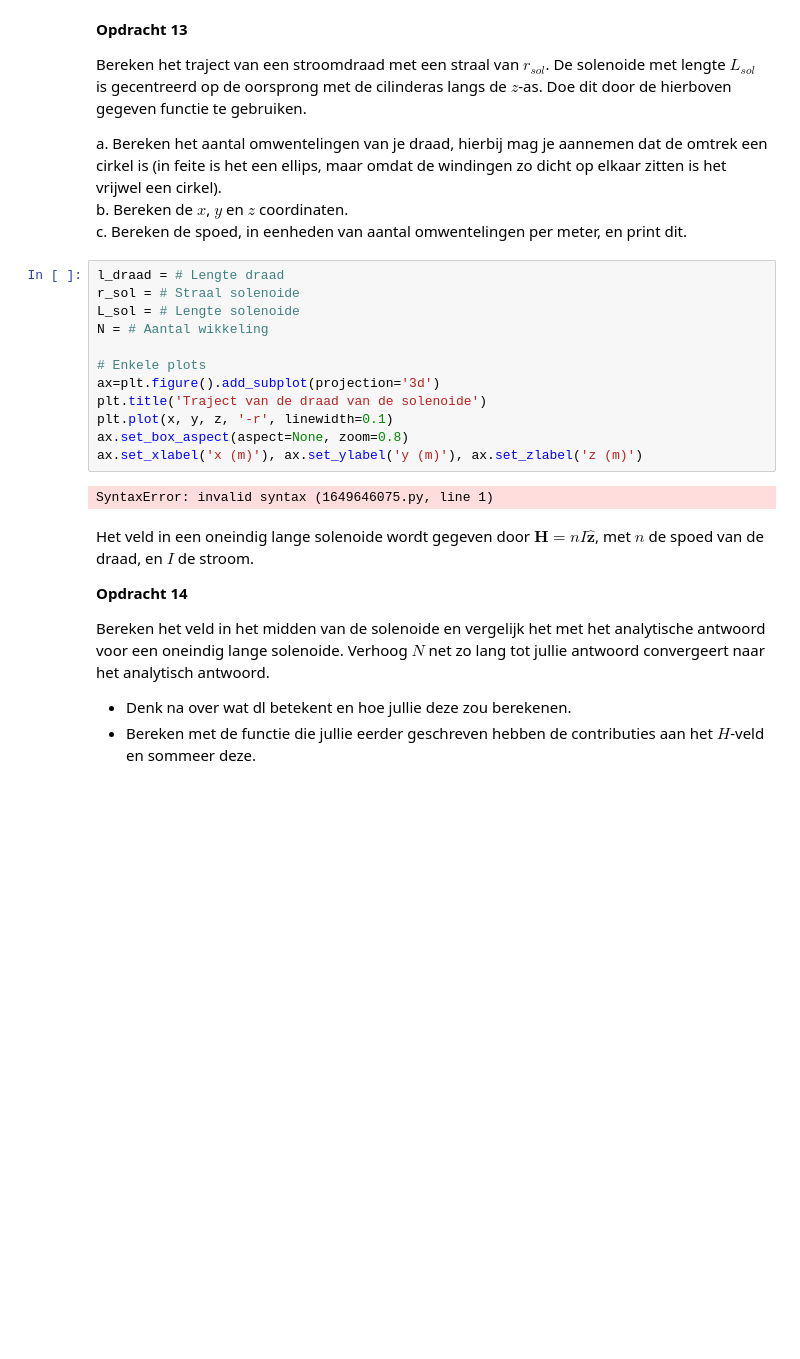
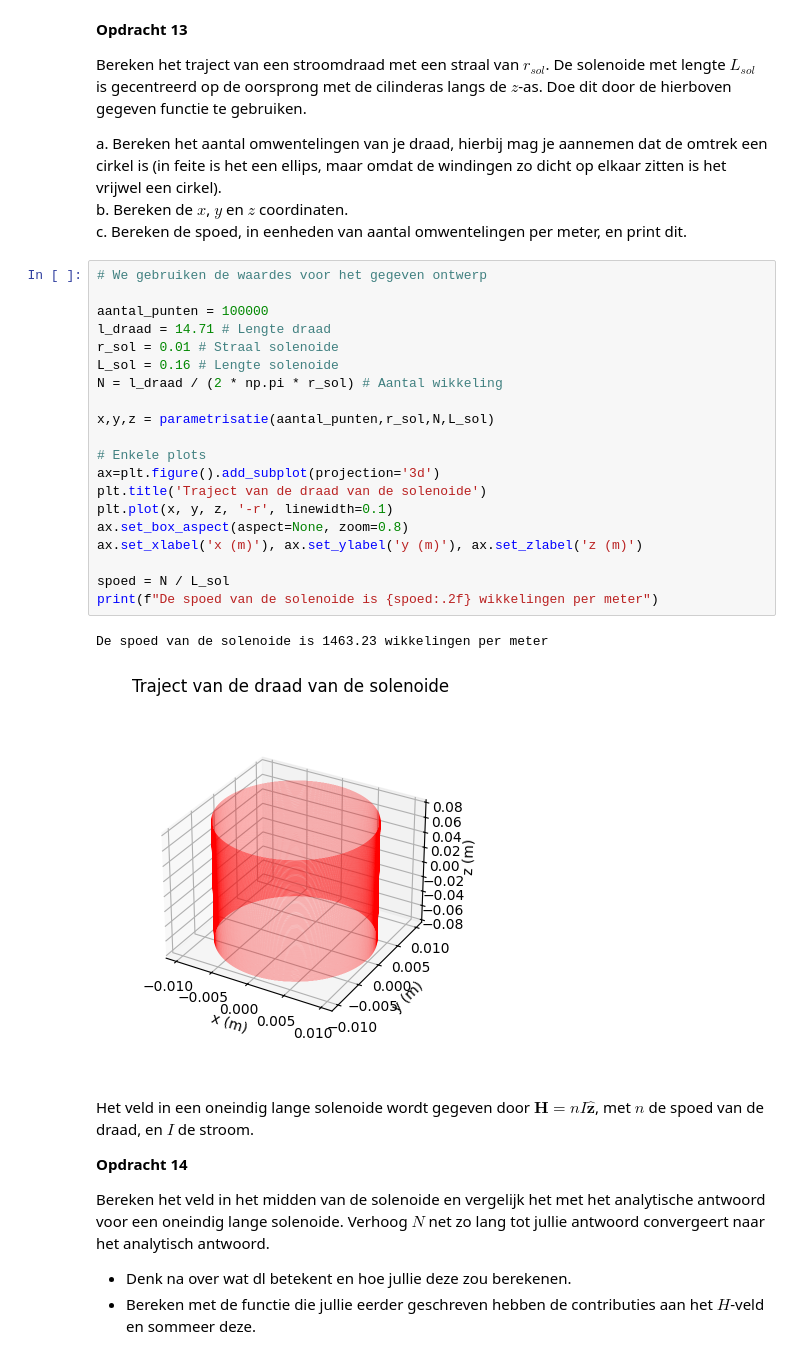
Before and after one commit to Ikbenjamin07/opdrachten-DEF-D, a Jupyter notebook: DigitaleOntwerpopdrachten/2KrachtactuatorOpdracht/KrachtactuatorOpdracht.ipynb, the cells around one changed output. Saved outputs shown, nothing was run; the diff lists cells and outputs as text; blank space fills up the shorter version.

```diff
--- a/DigitaleOntwerpopdrachten/2KrachtactuatorOpdracht/KrachtactuatorOpdracht.ipynb
+++ b/DigitaleOntwerpopdrachten/2KrachtactuatorOpdracht/KrachtactuatorOpdracht.ipynb
@@ -457,19 +457,28 @@ a. Bereken het aantal omwentelingen van je draad, hierbij mag je aannemen dat de
 b. Bereken de $x$, $y$ en $z$ coordinaten.\
 c. Bereken de spoed, in eenheden van aantal omwentelingen per meter, en print dit.
 # %%
-l_draad = # Lengte draad
-r_sol = # Straal solenoide
-L_sol = # Lengte solenoide
-N = # Aantal wikkeling
+# We gebruiken de waardes voor het gegeven ontwerp
+
+aantal_punten = 100000
+l_draad = 14.71 # Lengte draad
+r_sol = 0.01 # Straal solenoide
+L_sol = 0.16 # Lengte solenoide
+N = l_draad / (2 * np.pi * r_sol) # Aantal wikkeling
+
+x,y,z = parametrisatie(aantal_punten,r_sol,N,L_sol)
 
 # Enkele plots
 ax=plt.figure().add_subplot(projection='3d')
 plt.title('Traject van de draad van de solenoide')
 plt.plot(x, y, z, '-r', linewidth=0.1)
 ax.set_box_aspect(aspect=None, zoom=0.8)
 ax.set_xlabel('x (m)'), ax.set_ylabel('y (m)'), ax.set_zlabel('z (m)')
+
+spoed = N / L_sol
+print(f"De spoed van de solenoide is {spoed:.2f} wikkelingen per meter")
 # %% [output]
-SyntaxError: invalid syntax (1649646075.py, line 1)
+De spoed van de solenoide is 1463.23 wikkelingen per meter
+[figure, added]
 # %% [markdown]
 Het veld in een oneindig lange solenoide wordt gegeven door $\mathbf{H} = n I \hat{\mathbf{z}}$, met $n$ de spoed van de draad, en $I$ de stroom.
 
```
Also changed, not shown: parts of 2 cells of this notebook.
